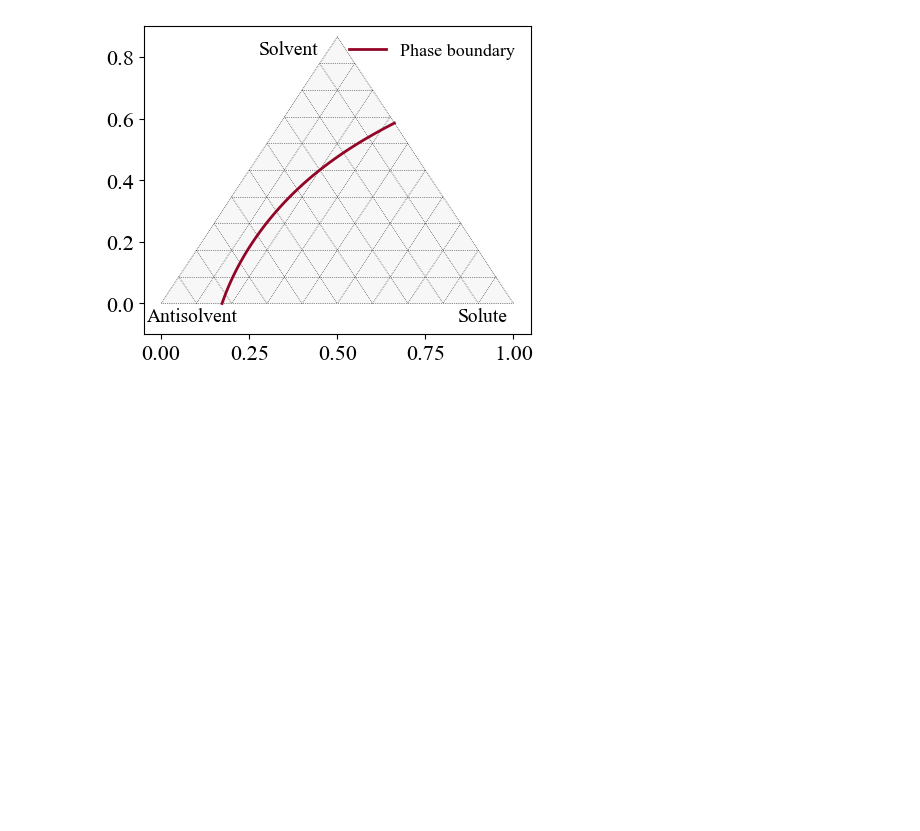
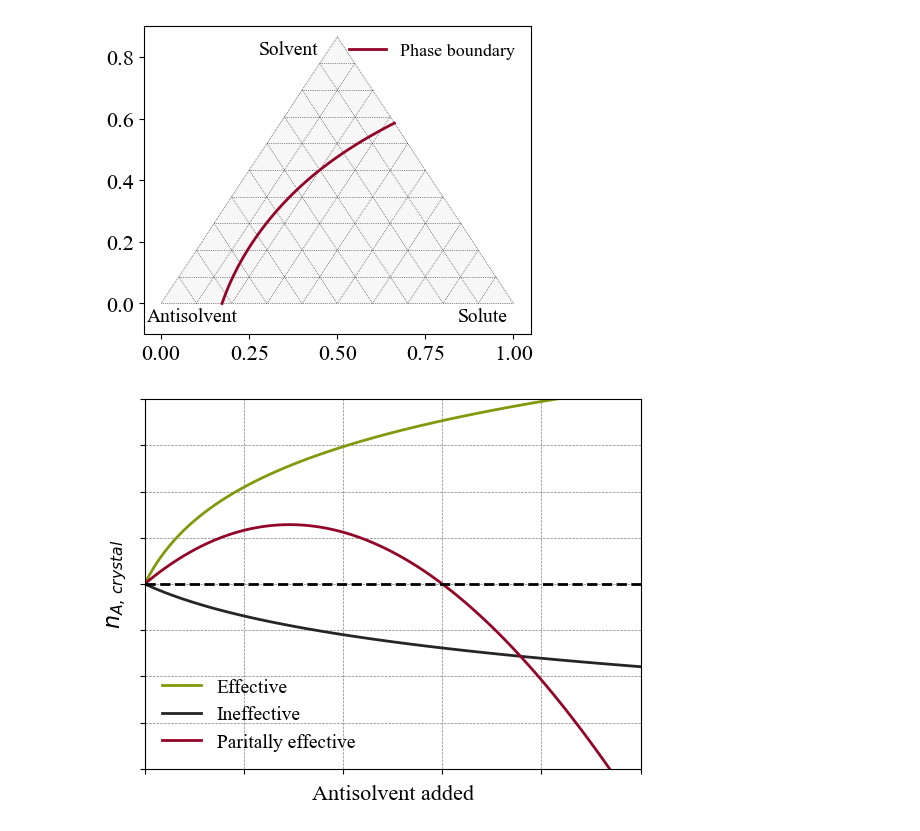
Before and after one commit to HyuntaeKR/drowning-out, a Jupyter notebook: thesis_project/pharma_antisolvent_screening.ipynb, the cells around one changed output. Saved outputs shown, nothing was run; the diff lists cells and outputs as text; code cells hidden in the pictures; blank space fills up the shorter version.

Commit message:
Added new example figure

```diff
--- a/thesis_project/pharma_antisolvent_screening.ipynb
+++ b/thesis_project/pharma_antisolvent_screening.ipynb
@@ -567,3 +567,40 @@ plt.legend(loc="upper right", fontsize=13)
 plt.savefig("./figures/ternary_sle_example.png", bbox_inches="tight")
 # %% [output]
 [figure]
+# %%
+# Create example figure for screening methodology explanation
+def y1(x):
+    out = 0.8 * np.log(2.7 * x + 1)
+    return out
+
+
+def y2(x):
+    out = -0.5 * np.log(x + 1)
+    return out
+
+
+def y3(x):
+    out = 0.01 * x * (x - 3) * (x - 30)
+    return out
+
+
+fig8, ax = plt.subplots()
+
+x_data = np.linspace(0, 5.0, 100)
+
+ax.plot(x_data, y1(x_data), color="#81990B", label="Effective")
+ax.plot(x_data, y2(x_data), label="Ineffective")
+ax.plot(x_data, y3(x_data), label="Paritally effective")
+ax.hlines(0, 0, 5, colors="k", linestyles="--")
+
+ax.set_xlim([0, 5])
+ax.set_ylim([-2, 2])
+ax.set_xlabel("Antisolvent added", fontsize=16)
+ax.set_ylabel(r"$n_{A,\,crystal}$", fontsize=16)
+ax.set_xticklabels([])
+ax.set_yticklabels([])
+plt.legend(loc="best")
+
+plt.savefig("./figures/screening_example.png", bbox_inches="tight")
+# %% [output]
+[figure, added]
```
Also changed, not shown: parts of 1 cell of this notebook.
